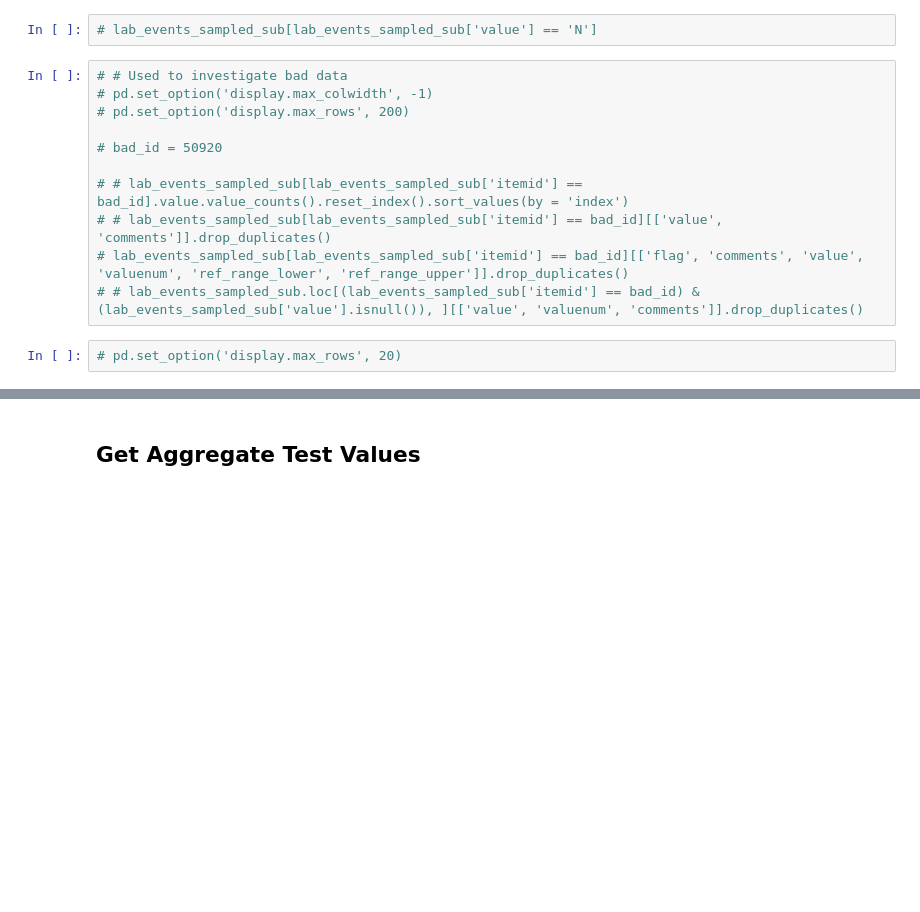
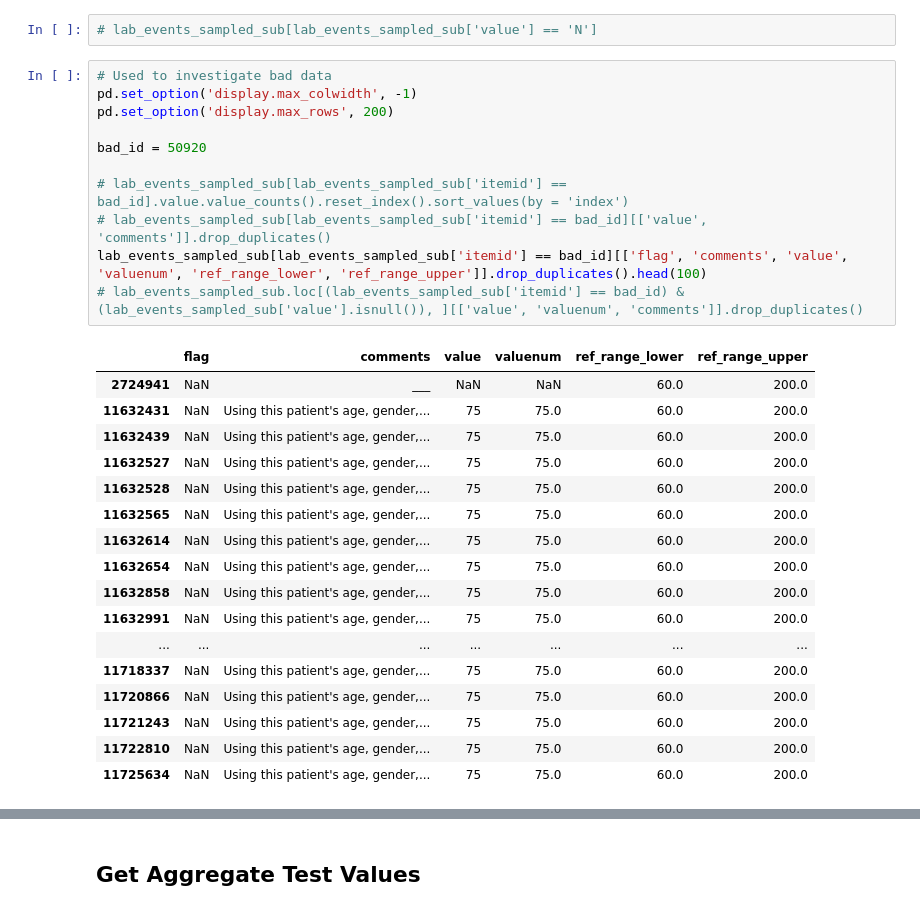
Before and after one commit to brandoncryu/disease_prediction, a Jupyter notebook: Generate Lab Data.ipynb, the cells around one changed output, grey strips where cells are left out. Saved outputs shown, nothing was run; the diff lists cells and outputs as text; blank space fills up the shorter version.

```diff
--- a/Generate Lab Data.ipynb
+++ b/Generate Lab Data.ipynb
@@ -367,15 +322,31 @@ lab_events_sampled_sub.loc[((lab_events_sampled_sub['value'].astype(str) + str('
 # %%
 # lab_events_sampled_sub[lab_events_sampled_sub['value'] == 'N']
 # %%
-# # Used to investigate bad data
-# pd.set_option('display.max_colwidth', -1)
-# pd.set_option('display.max_rows', 200)
+# Used to investigate bad data
+pd.set_option('display.max_colwidth', -1)
+pd.set_option('display.max_rows', 200)
 
-# bad_id = 50920
+bad_id = 50920
 
-# # lab_events_sampled_sub[lab_events_sampled_sub['itemid'] == bad_id].value.value_counts().reset_index().sort_values(by = 'index')
-# # lab_events_sampled_sub[lab_events_sampled_sub['itemid'] == bad_id][['value', 'comments']].drop_duplicates()
-# lab_events_sampled_sub[lab_events_sampled_sub['itemid'] == bad_id][['flag', 'comments', 'value', 'valuenum', 'ref_range_lower', 'ref_range_upper']].drop_duplicates()
-# # lab_events_sampled_sub.loc[(lab_events_sampled_sub['itemid'] == bad_id) & (lab_events_sampled_sub['value'].isnull()), ][['value', 'valuenum', 'comments']].drop_duplicates()
+# lab_events_sampled_sub[lab_events_sampled_sub['itemid'] == bad_id].value.value_counts().reset_index().sort_values(by = 'index')
+# lab_events_sampled_sub[lab_events_sampled_sub['itemid'] == bad_id][['value', 'comments']].drop_duplicates()
+lab_events_sampled_sub[lab_events_sampled_sub['itemid'] == bad_id][['flag', 'comments', 'value', 'valuenum', 'ref_range_lower', 'ref_range_upper']].drop_duplicates().head(100)
+# lab_events_sampled_sub.loc[(lab_events_sampled_sub['itemid'] == bad_id) & (lab_events_sampled_sub['value'].isnull()), ][['value', 'valuenum', 'comments']].drop_duplicates()
+# %% [output]
+|  | flag | comments | value | valuenum | ref_range_lower | ref_range_upper |
+| 2724941 | NaN | ___ | NaN | NaN | 60.0 | 200.0 |
+| 11632431 | NaN | Using this patient's age, gender,... | 75 | 75.0 | 60.0 | 200.0 |
+| 11632439 | NaN | Using this patient's age, gender,... | 75 | 75.0 | 60.0 | 200.0 |
+| 11632527 | NaN | Using this patient's age, gender,... | 75 | 75.0 | 60.0 | 200.0 |
+| 11632528 | NaN | Using this patient's age, gender,... | 75 | 75.0 | 60.0 | 200.0 |
+| 11632565 | NaN | Using this patient's age, gender,... | 75 | 75.0 | 60.0 | 200.0 |
+| 11632614 | NaN | Using this patient's age, gender,... | 75 | 75.0 | 60.0 | 200.0 |
+| 11632654 | NaN | Using this patient's age, gender,... | 75 | 75.0 | 60.0 | 200.0 |
+| 11632858 | NaN | Using this patient's age, gender,... | 75 | 75.0 | 60.0 | 200.0 |
+| 11632991 | NaN | Using this patient's age, gender,... | 75 | 75.0 | 60.0 | 200.0 |
+| ... | ... | ... | ... | ... | ... | ... |
+| 11718337 | NaN | Using this patient's age, gender,... | 75 | 75.0 | 60.0 | 200.0 |
+| 11720866 | NaN | Using this patient's age, gender,... | 75 | 75.0 | 60.0 | 200.0 |
+| 11721243 | NaN | Using this patient's age, gender,... | 75 | 75.0 | 60.0 | 200.0 |
+| 11722810 | NaN | Using this patient's age, gender,... | 75 | 75.0 | 60.0 | 200.0 |
+| 11725634 | NaN | Using this patient's age, gender,... | 75 | 75.0 | 60.0 | 200.0 |
-# %%
-# pd.set_option('display.max_rows', 20)
```
Also changed, not shown: parts of 18 cells of this notebook.
